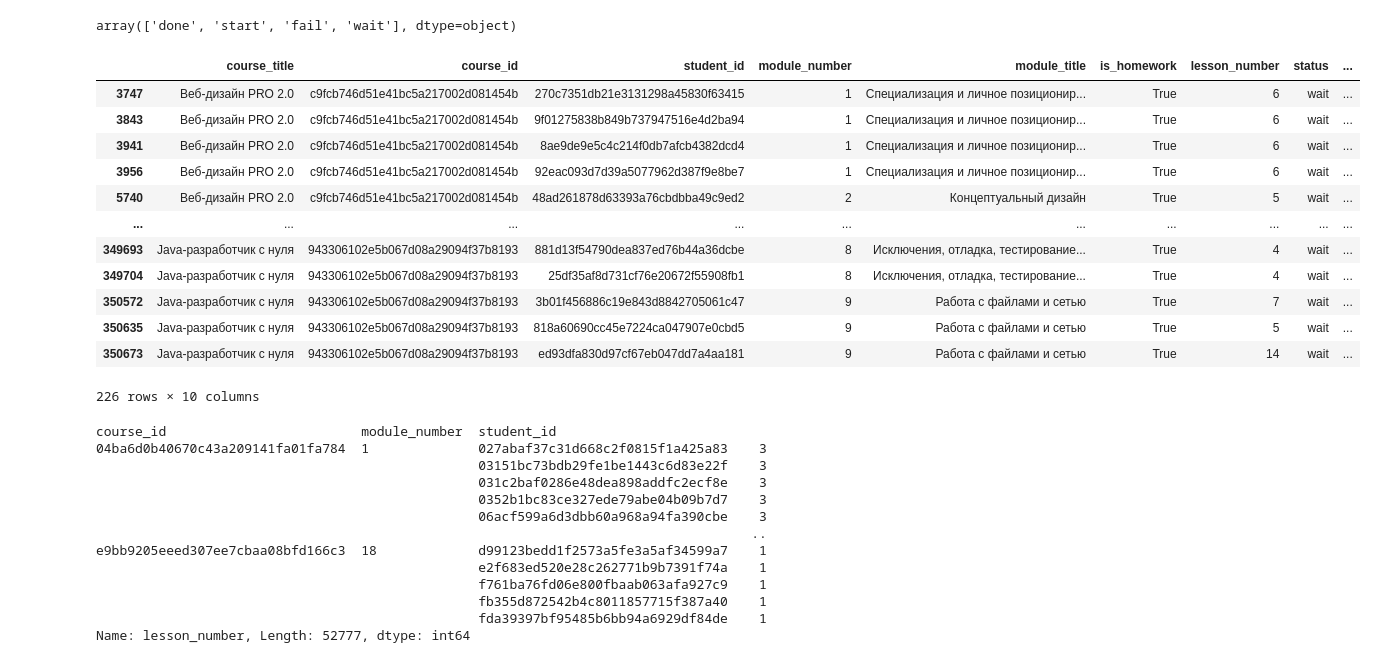
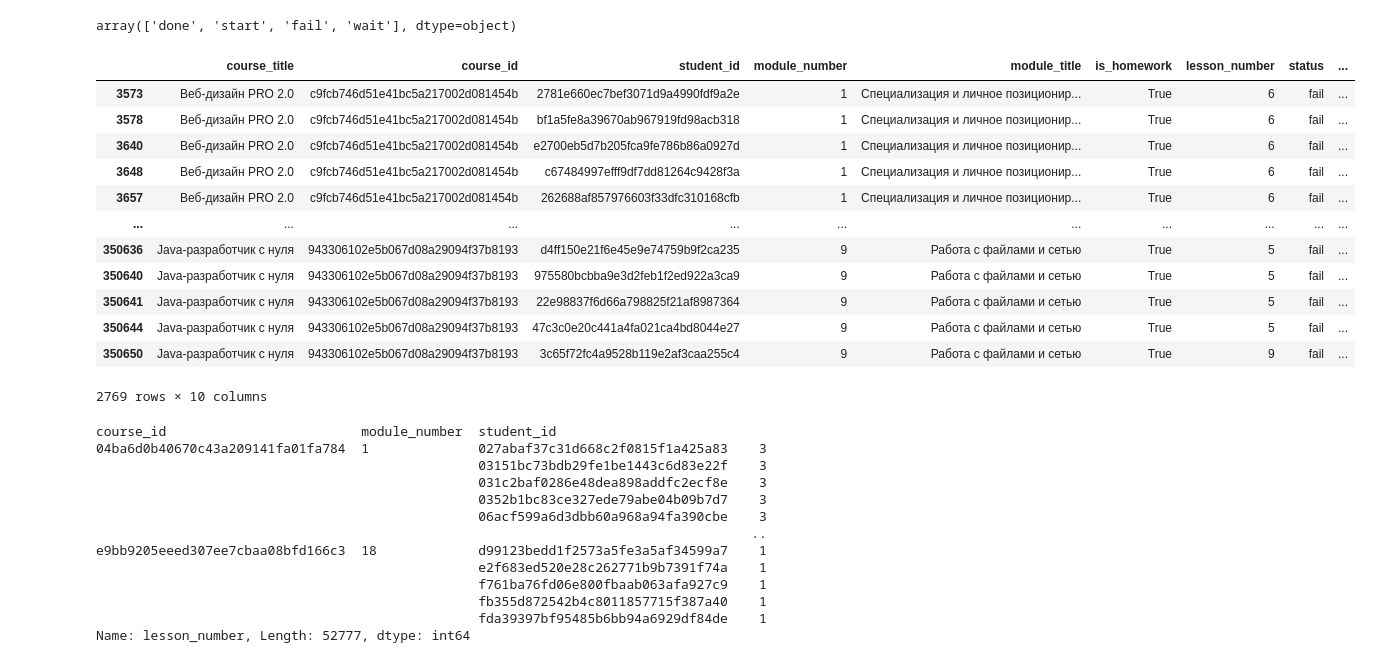
Before and after one commit to ageremenko/Python_Projects, a Jupyter notebook: Education/Skillbox/Data_analysis/Coursework_analytics_1.ipynb, the cells around one changed output. Drawn from its saved outputs; the diff is of its cells as text; code cells hidden in the pictures.

```diff
--- a/Education/Skillbox/Data_analysis/Coursework_analytics_1.ipynb
+++ b/Education/Skillbox/Data_analysis/Coursework_analytics_1.ipynb
@@ -978,21 +971,21 @@ df_conv['status'].unique()
 # %% [output]
 array(['done', 'start', 'fail', 'wait'], dtype=object)
 # %%
-df_conv[df_conv['status']=='wait']
+df_conv[df_conv['status']=='fail']
 # %% [output]
 |  | course_title | course_id | student_id | module_number | module_title | is_homework | lesson_number | status | ... |
-| 3747 | Веб-дизайн PRO 2.0 | c9fcb746d51e41bc5a217002d081454b | 270c7351db21e3131298a45830f63415 | 1 | Специализация и личное позиционир... | True | 6 | wait | ... |
-| 3843 | Веб-дизайн PRO 2.0 | c9fcb746d51e41bc5a217002d081454b | 9f01275838b849b737947516e4d2ba94 | 1 | Специализация и личное позиционир... | True | 6 | wait | ... |
-| 3941 | Веб-дизайн PRO 2.0 | c9fcb746d51e41bc5a217002d081454b | 8ae9de9e5c4c214f0db7afcb4382dcd4 | 1 | Специализация и личное позиционир... | True | 6 | wait | ... |
-| 3956 | Веб-дизайн PRO 2.0 | c9fcb746d51e41bc5a217002d081454b | 92eac093d7d39a5077962d387f9e8be7 | 1 | Специализация и личное позиционир... | True | 6 | wait | ... |
-| 5740 | Веб-дизайн PRO 2.0 | c9fcb746d51e41bc5a217002d081454b | 48ad261878d63393a76cbdbba49c9ed2 | 2 | Концептуальный дизайн | True | 5 | wait | ... |
+| 3573 | Веб-дизайн PRO 2.0 | c9fcb746d51e41bc5a217002d081454b | 2781e660ec7bef3071d9a4990fdf9a2e | 1 | Специализация и личное позиционир... | True | 6 | fail | ... |
+| 3578 | Веб-дизайн PRO 2.0 | c9fcb746d51e41bc5a217002d081454b | bf1a5fe8a39670ab967919fd98acb318 | 1 | Специализация и личное позиционир... | True | 6 | fail | ... |
+| 3640 | Веб-дизайн PRO 2.0 | c9fcb746d51e41bc5a217002d081454b | e2700eb5d7b205fca9fe786b86a0927d | 1 | Специализация и личное позиционир... | True | 6 | fail | ... |
+| 3648 | Веб-дизайн PRO 2.0 | c9fcb746d51e41bc5a217002d081454b | c67484997efff9df7dd81264c9428f3a | 1 | Специализация и личное позиционир... | True | 6 | fail | ... |
+| 3657 | Веб-дизайн PRO 2.0 | c9fcb746d51e41bc5a217002d081454b | 262688af857976603f33dfc310168cfb | 1 | Специализация и личное позиционир... | True | 6 | fail | ... |
 | ... | ... | ... | ... | ... | ... | ... | ... | ... | ... |
-| 349693 | Java-разработчик c нуля | 943306102e5b067d08a29094f37b8193 | 881d13f54790dea837ed76b44a36dcbe | 8 | Исключения, отладка, тестирование... | True | 4 | wait | ... |
-| 349704 | Java-разработчик c нуля | 943306102e5b067d08a29094f37b8193 | 25df35af8d731cf76e20672f55908fb1 | 8 | Исключения, отладка, тестирование... | True | 4 | wait | ... |
-| 350572 | Java-разработчик c нуля | 943306102e5b067d08a29094f37b8193 | 3b01f456886c19e843d8842705061c47 | 9 | Работа с файлами и сетью | True | 7 | wait | ... |
-| 350635 | Java-разработчик c нуля | 943306102e5b067d08a29094f37b8193 | 818a60690cc45e7224ca047907e0cbd5 | 9 | Работа с файлами и сетью | True | 5 | wait | ... |
-| 350673 | Java-разработчик c нуля | 943306102e5b067d08a29094f37b8193 | ed93dfa830d97cf67eb047dd7a4aa181 | 9 | Работа с файлами и сетью | True | 14 | wait | ... |
+| 350636 | Java-разработчик c нуля | 943306102e5b067d08a29094f37b8193 | d4ff150e21f6e45e9e74759b9f2ca235 | 9 | Работа с файлами и сетью | True | 5 | fail | ... |
+| 350640 | Java-разработчик c нуля | 943306102e5b067d08a29094f37b8193 | 975580bcbba9e3d2feb1f2ed922a3ca9 | 9 | Работа с файлами и сетью | True | 5 | fail | ... |
+| 350641 | Java-разработчик c нуля | 943306102e5b067d08a29094f37b8193 | 22e98837f6d66a798825f21af8987364 | 9 | Работа с файлами и сетью | True | 5 | fail | ... |
+| 350644 | Java-разработчик c нуля | 943306102e5b067d08a29094f37b8193 | 47c3c0e20c441a4fa021ca4bd8044e27 | 9 | Работа с файлами и сетью | True | 5 | fail | ... |
+| 350650 | Java-разработчик c нуля | 943306102e5b067d08a29094f37b8193 | 3c65f72fc4a9528b119e2af3caa255c4 | 9 | Работа с файлами и сетью | True | 9 | fail | ... |
-226 rows × 10 columns
+2769 rows × 10 columns
 # %%
 df_conv[df_conv['is_homework']==True].groupby(['course_id', 'module_number', 'student_id'])['lesson_number'].max()
 # %% [output]
```
Also changed, not shown: parts of 9 cells of this notebook.
